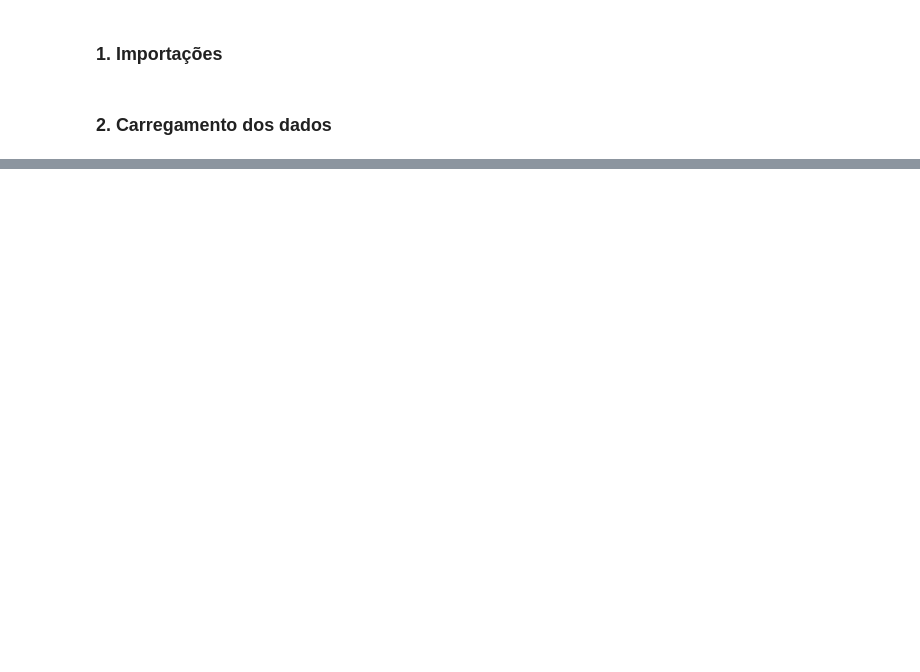
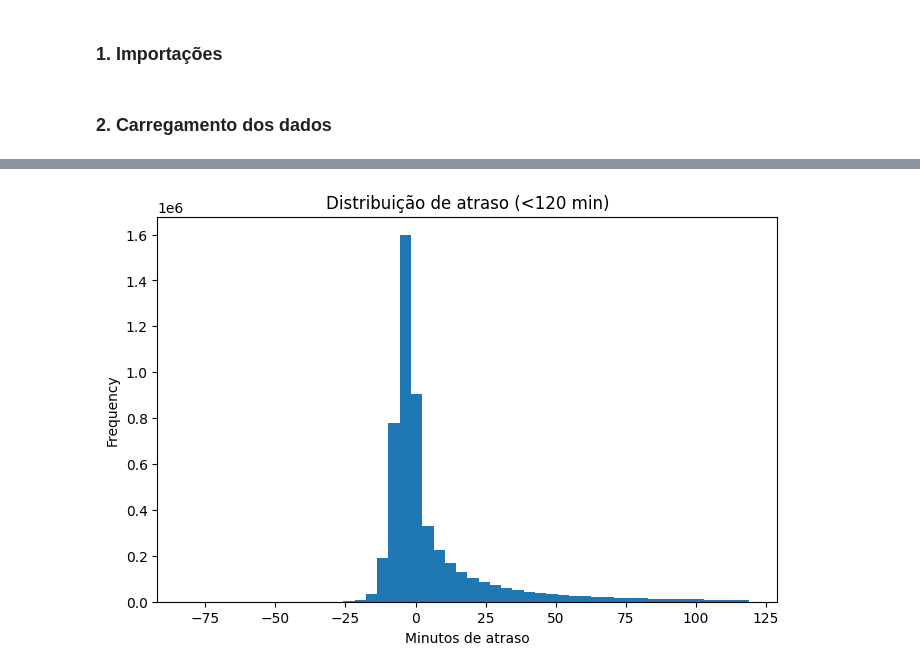
Before and after one commit to alicebiasilva/flight-delay-model-prediction, a Jupyter notebook: notebooks/data_exploration.ipynb, the cells around one changed output, grey strips where cells are left out. Cells and saved outputs as stored; diff of their text form; code cells hidden in the pictures; blank space fills up the shorter version.

Commit message:
Exploração de dados

```diff
--- a/notebooks/data_exploration.ipynb
+++ b/notebooks/data_exploration.ipynb
@@ -404,0 +10,4 @@ plt.show()
+# %%
+df = pd.read_parquet("d:/FIAP/Engenharia de Machine Learning/Fase 3/tech_challenge_3/data/processed/flights_processed.parquet")
+pd.set_option('display.max_columns', None)
+df.head() #ou df.sample() para ver dados aleatórios
@@ -404,0 +186,12 @@ plt.show()
+# %%
+df[df["DEPARTURE_DELAY"] < 120]["DEPARTURE_DELAY"].plot(
+    kind="hist",
+    bins=50,
+    figsize=(8,5)
+)
+
+plt.title("Distribuição de atraso (<120 min)")
+plt.xlabel("Minutos de atraso")
+plt.show()
+# %% [output]
+[figure, added]
```
Also changed, not shown: parts of 93 cells of this notebook, 3 other files.
